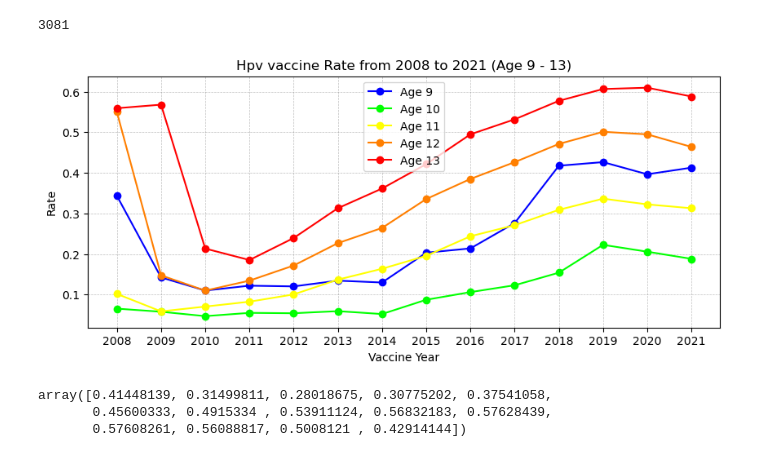
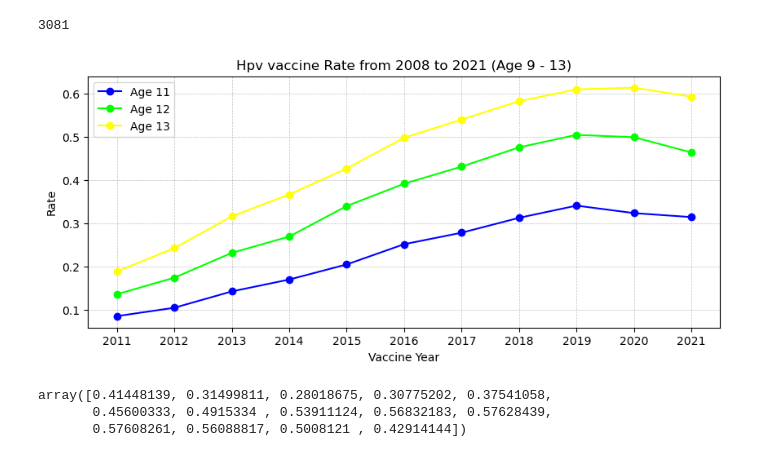
Before and after one commit to ZihanDing/EHR_project, a Jupyter notebook: HpvVaccine/AfterNov28meeting.ipynb, the cells around one changed output. Cells and saved outputs as stored; diff of their text form; code cells hidden in the pictures.

```diff
--- a/HpvVaccine/AfterNov28meeting.ipynb
+++ b/HpvVaccine/AfterNov28meeting.ipynb
@@ -439,26 +439,26 @@ split_rate.append(hpv_Rate13)
 # %%
 plt.figure(figsize=(10, 4))
 
 # plt.plot(years, values0,'*-', color='black', label='Age 10')
 # plt.plot(years, values1,'s-', color='blue', label='Age 11')
 # plt.plot(years, values2,'o-', color='red', label='Age 12')
 # plt.plot(years, values3,'^-', color='g', label='Age 13')
 colors = ['#4B0082','#ee82ee','#0000FF','#00FF00','#FFFF00','#FF7F00','#FF0000']
-for i in range(len(split_rate)):
-    plt.plot(years,split_rate[i],'o-',color =colors[i+2],label = 'Age '+str(i+9) )
+for i in range(2,len(split_rate)):
+    plt.plot(years[3:],split_rate[i][3:],'o-',color =colors[i],label = 'Age '+str(i+9) )
 
 plt.xlabel('Vaccine Year')
 plt.ylabel('Rate')
 plt.title('Hpv vaccine Rate from 2008 to 2021 (Age 9 - 13)')
 
-plt.xticks(years)
+plt.xticks(years[3:])
 plt.legend(loc = 'best')
 #
 plt.grid(True,linestyle='--', color='gray', linewidth=0.5, alpha=0.5)
 
 plt.show()
 # %% [output]
-[figure, old version]
+[figure, new version]
 # %%
 hpv_Rate
 # %% [output]
```
Also changed, not shown: parts of 24 cells of this notebook, 1 other file.
